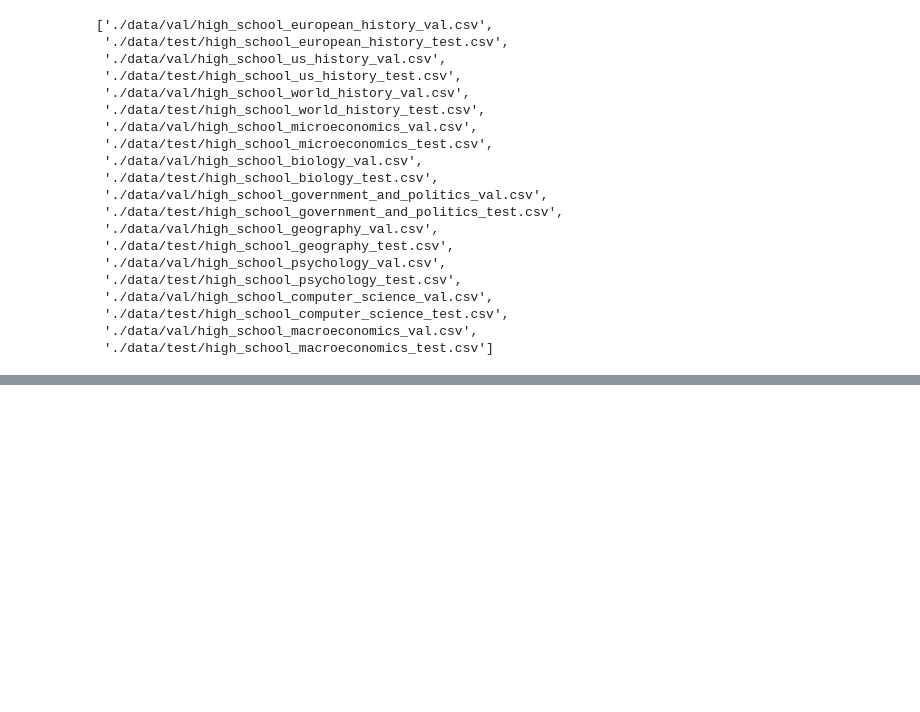
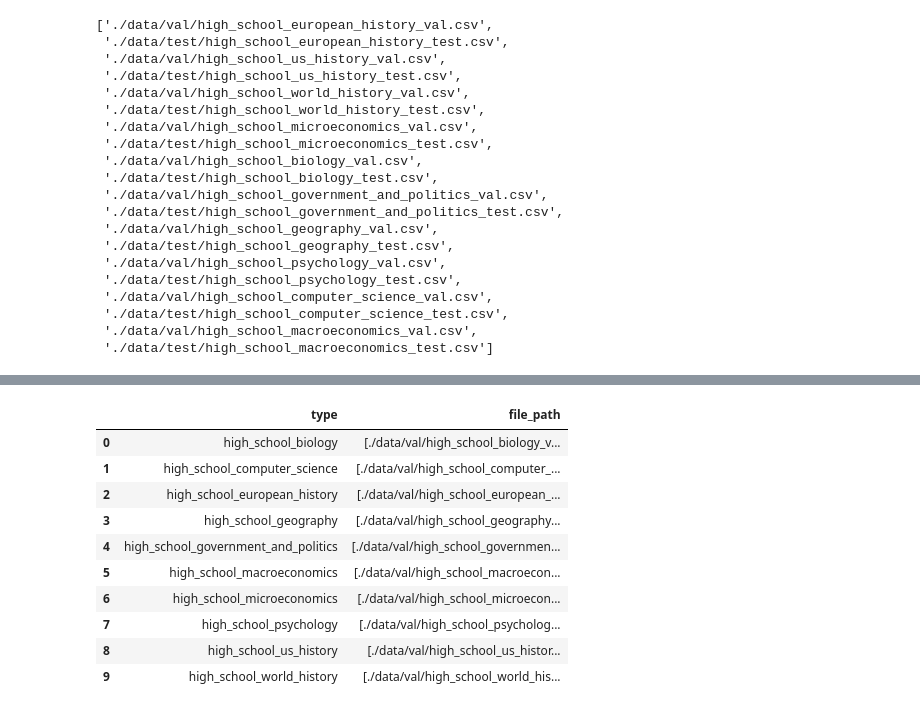
Before and after one commit to KeithLin724/NYCU-Data-Science-2024, a Jupyter notebook: HW2/get_dataset.ipynb, the cells around one changed output, grey strips where cells are left out. Cells and saved outputs as stored; diff of their text form; code cells hidden in the pictures; blank space fills up the shorter version.

```diff
--- a/HW2/get_dataset.ipynb
+++ b/HW2/get_dataset.ipynb
@@ -94,3 +95,6 @@ different_folder =  ["./data/dev" , "./data/test" , "./data/val"]
 different_folder
 # %% [output]
 ['./data/dev', './data/test', './data/val']
+# %%
+tasks_file_name_list = sum(list(tasks_file_name.values()) , [])
+tasks_file_name_list
@@ -97,5 +122,5 @@ different_folder
 # %%
-check_file = [os.path.join(folder,file_name)  for file_name in tasks_file_name for folder in different_folder ]
+check_file = [os.path.join(folder,file_name)  for file_name in tasks_file_name_list for folder in different_folder ]
 check_file = [file for file in check_file if os.path.exists(file)]
 check_file
 # %% [output]
@@ -119,3 +144,15 @@ check_file
  './data/test/high_school_computer_science_test.csv',
  './data/val/high_school_macroeconomics_val.csv',
  './data/test/high_school_macroeconomics_test.csv']
+# %%
+def to_dict(file_path):
+    file= os.path.split(file_path)
+    file_name = file[-1]
+
+    type_ = file_name.replace(".csv" , "").replace("_val" , "").replace("_test" , "")
+
+    return {
+        "type" : type_,
+        "file_path" : file_path,
+        # "file_name":file_name
+    }
@@ -121,0 +180,18 @@ check_file
+# %%
+check_df = pd.DataFrame(check_dict)
+check_df = check_df.groupby("type").agg({"file_path":list}).reset_index()
+check_df
+# check_dict = check_df.to_dict("records")
+# check_dict
+# %% [output]
+|  | type | file_path |
+| 0 | high_school_biology | [./data/val/high_school_biology_v... |
+| 1 | high_school_computer_science | [./data/val/high_school_computer_... |
+| 2 | high_school_european_history | [./data/val/high_school_european_... |
+| 3 | high_school_geography | [./data/val/high_school_geography... |
+| 4 | high_school_government_and_politics | [./data/val/high_school_governmen... |
+| 5 | high_school_macroeconomics | [./data/val/high_school_macroecon... |
+| 6 | high_school_microeconomics | [./data/val/high_school_microecon... |
+| 7 | high_school_psychology | [./data/val/high_school_psycholog... |
+| 8 | high_school_us_history | [./data/val/high_school_us_histor... |
+| 9 | high_school_world_history | [./data/val/high_school_world_his... |
```
Also changed, not shown: parts of 12 cells of this notebook, 2 other files.
